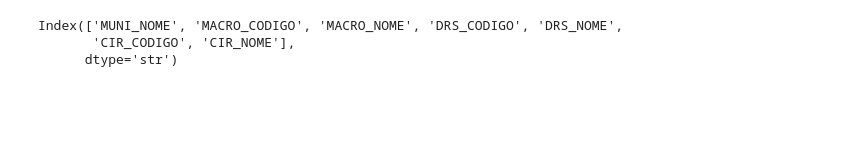
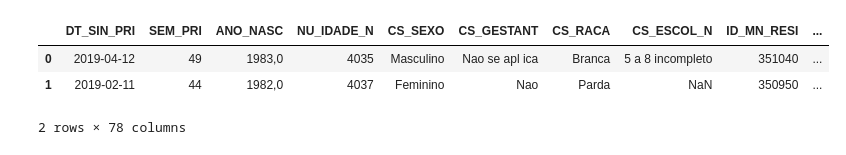
Before and after one commit to lucascgmermano/escorpiao_pesa, a Jupyter notebook: base_01.ipynb, the cells around one changed output. Cells and saved outputs as stored; diff of their text form; code cells hidden in the pictures; blank space fills up the shorter version.

```diff
--- a/base_01.ipynb
+++ b/base_01.ipynb
@@ -81 +195,8 @@ df
+# %%
+dfp.head(2)
+# %% [output]
+|  | DT_SIN_PRI | SEM_PRI | ANO_NASC | NU_IDADE_N | CS_SEXO | CS_GESTANT | CS_RACA | CS_ESCOL_N | ID_MN_RESI | ... |
+| 0 | 2019-04-12 | 49 | 1983,0 | 4035 | Masculino | Nao se apl ica | Branca | 5 a 8 incompleto | 351040 | ... |
+| 1 | 2019-02-11 | 44 | 1982,0 | 4037 | Feminino | Nao | Parda | NaN | 350950 | ... |
+2 rows × 78 columns
 # %%
@@ -83,7 +203,0 @@ df.to_excel('Dados-iniciais/base_02.xlsx')
-# %%
-df.columns
-muni_cir.columns
-# %% [output]
-Index(['MUNI_NOME', 'MACRO_CODIGO', 'MACRO_NOME', 'DRS_CODIGO', 'DRS_NOME',
-       'CIR_CODIGO', 'CIR_NOME'],
-      dtype='str')
```
Also changed, not shown: parts of 12 cells of this notebook, 2 other files.
